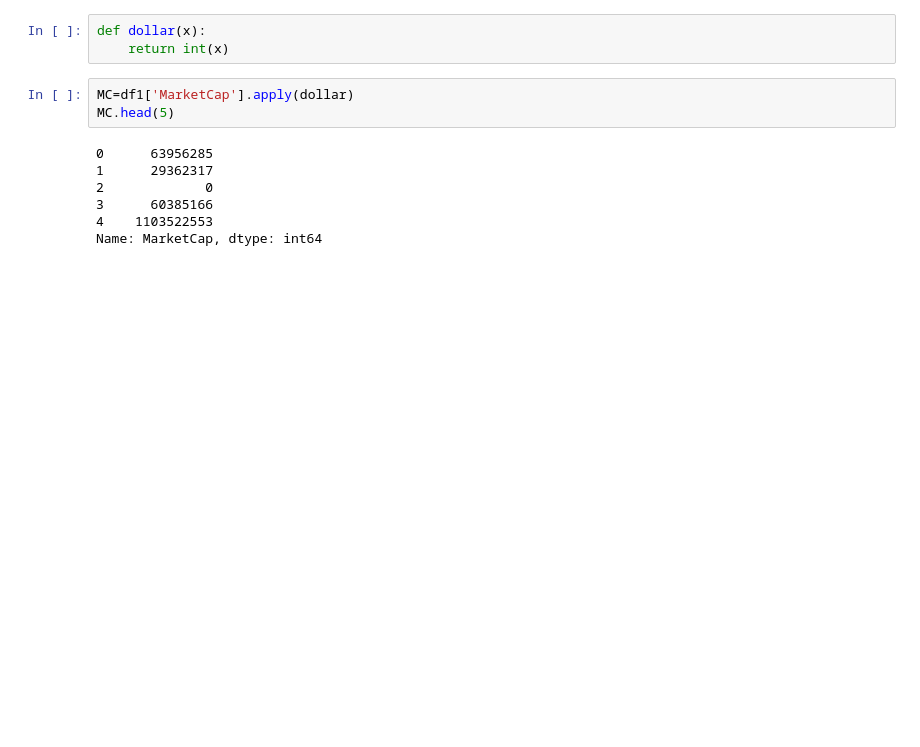
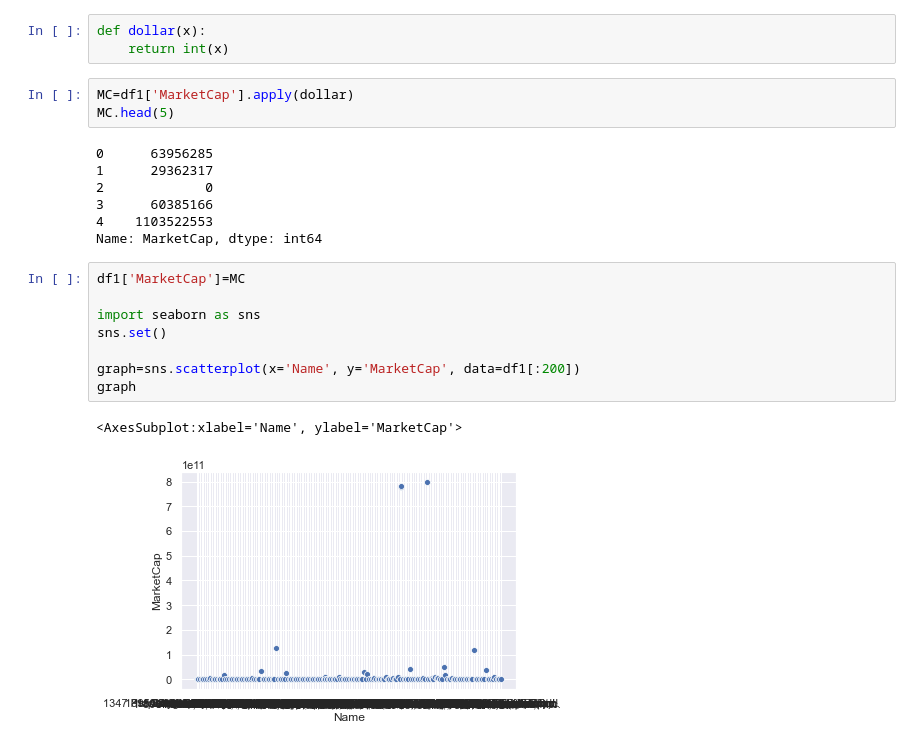
Before and after one commit to enginepdf/Python, a Jupyter notebook: NASDAQ_Kaggle/nasdaq.ipynb, the cells around one changed output. Cells and saved outputs as stored; diff of their text form; blank space fills up the shorter version.

Commit message:
Update nasdaq.ipynb
used seaborn library for simple data visualization

```diff
--- a/NASDAQ_Kaggle/nasdaq.ipynb
+++ b/NASDAQ_Kaggle/nasdaq.ipynb
@@ -97,3 +98,14 @@ MC.head(5)
 3      60385166
 4    1103522553
 Name: MarketCap, dtype: int64
+# %%
+df1['MarketCap']=MC
+
+import seaborn as sns
+sns.set()
+
+graph=sns.scatterplot(x='Name', y='MarketCap', data=df1[:200])
+graph
+# %% [output]
+<AxesSubplot:xlabel='Name', ylabel='MarketCap'>
+[figure, added]
```
Also changed, not shown: parts of 1 cell of this notebook.
